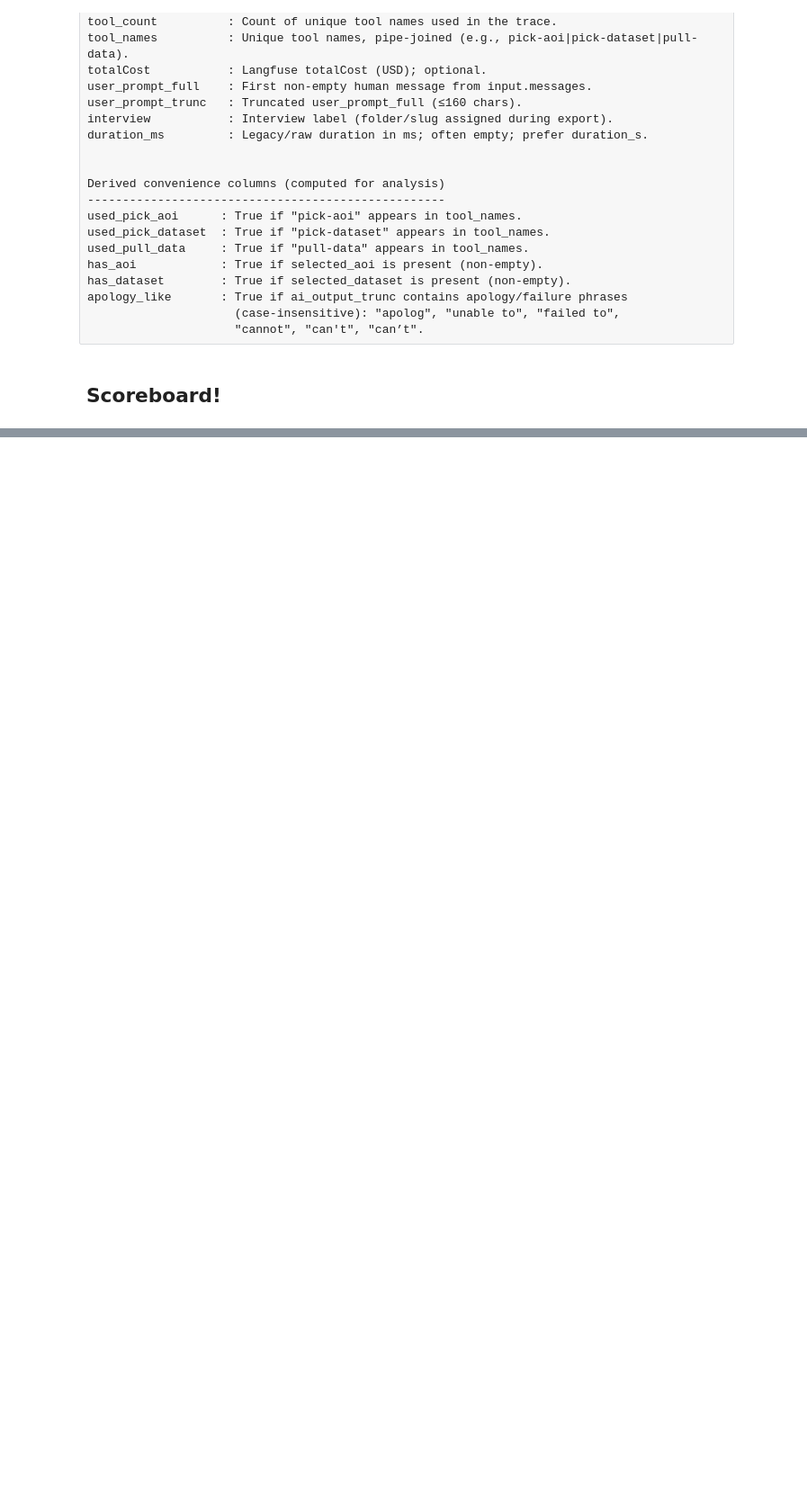
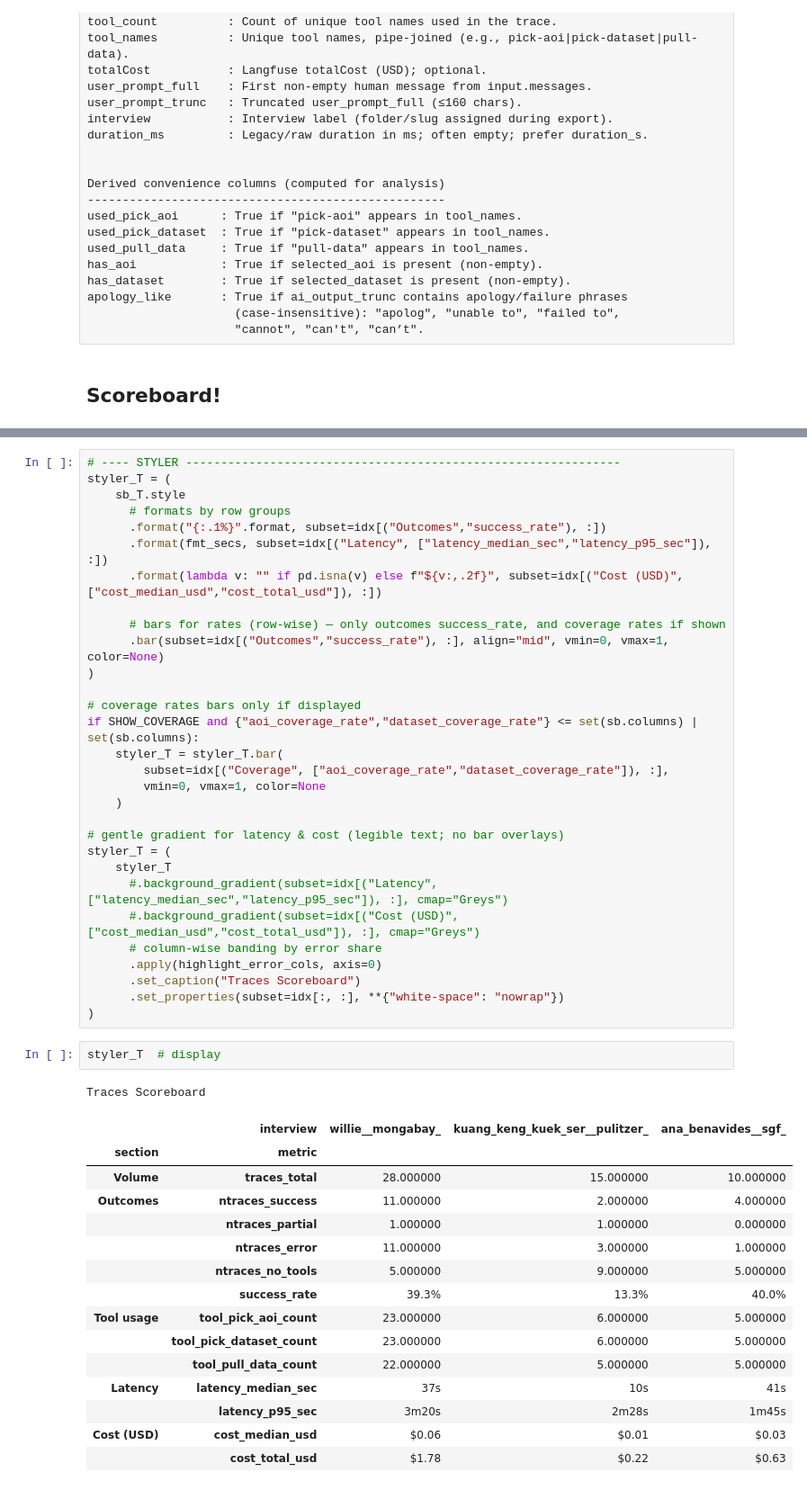
Before and after one commit to gofenris/project-zeno, a Jupyter notebook: analyze_traces/01_analyze_traces.ipynb, the cells around one changed output, grey strips where cells are left out. Shown: that part at 90% size. Drawn from its saved outputs; the diff is of its cells as text; blank space fills up the shorter version.

Commit message:
playing with tests and a scoreboard in notebooks

```diff
--- a/analyze_traces/01_analyze_traces.ipynb
+++ b/analyze_traces/01_analyze_traces.ipynb
@@ -235,0 +319,49 @@ scoreboard["coverage_dataset_rate"] = (scoreboard["dataset_cov"] / scoreboard["t
+# %%
+# ---- STYLER --------------------------------------------------------------
+styler_T = (
+    sb_T.style
+      # formats by row groups
+      .format("{:.1%}".format, subset=idx[("Outcomes","success_rate"), :])
+      .format(fmt_secs, subset=idx[("Latency", ["latency_median_sec","latency_p95_sec"]), :])
+      .format(lambda v: "" if pd.isna(v) else f"${v:,.2f}", subset=idx[("Cost (USD)", ["cost_median_usd","cost_total_usd"]), :])
+
+      # bars for rates (row-wise) — only outcomes success_rate, and coverage rates if shown
+      .bar(subset=idx[("Outcomes","success_rate"), :], align="mid", vmin=0, vmax=1, color=None)
+)
+
+# coverage rates bars only if displayed
+if SHOW_COVERAGE and {"aoi_coverage_rate","dataset_coverage_rate"} <= set(sb.columns) | set(sb.columns):
+    styler_T = styler_T.bar(
+        subset=idx[("Coverage", ["aoi_coverage_rate","dataset_coverage_rate"]), :],
+        vmin=0, vmax=1, color=None
+    )
+
+# gentle gradient for latency & cost (legible text; no bar overlays)
+styler_T = (
+    styler_T
+      #.background_gradient(subset=idx[("Latency", ["latency_median_sec","latency_p95_sec"]), :], cmap="Greys")
+      #.background_gradient(subset=idx[("Cost (USD)", ["cost_median_usd","cost_total_usd"]), :], cmap="Greys")
+      # column-wise banding by error share
+      .apply(highlight_error_cols, axis=0)
+      .set_caption("Traces Scoreboard")
+      .set_properties(subset=idx[:, :], **{"white-space": "nowrap"})
+)
+# %%
+styler_T  # display
+# %% [output]
+Traces Scoreboard
+|  | interview | willie__mongabay_ | kuang_keng_kuek_ser__pulitzer_ | ana_benavides__sgf_ |
+| section | metric |  |  |  |
+| Volume | traces_total | 28.000000 | 15.000000 | 10.000000 |
+| Outcomes | ntraces_success | 11.000000 | 2.000000 | 4.000000 |
+|  | ntraces_partial | 1.000000 | 1.000000 | 0.000000 |
+|  | ntraces_error | 11.000000 | 3.000000 | 1.000000 |
+|  | ntraces_no_tools | 5.000000 | 9.000000 | 5.000000 |
+|  | success_rate | 39.3% | 13.3% | 40.0% |
+| Tool usage | tool_pick_aoi_count | 23.000000 | 6.000000 | 5.000000 |
+|  | tool_pick_dataset_count | 23.000000 | 6.000000 | 5.000000 |
+|  | tool_pull_data_count | 22.000000 | 5.000000 | 5.000000 |
+| Latency | latency_median_sec | 37s | 10s | 41s |
+|  | latency_p95_sec | 3m20s | 2m28s | 1m45s |
+| Cost (USD) | cost_median_usd | $0.06 | $0.01 | $0.03 |
+|  | cost_total_usd | $1.78 | $0.22 | $0.63 |
```
Also changed, not shown: parts of 15 cells of this notebook, 1 other file.
